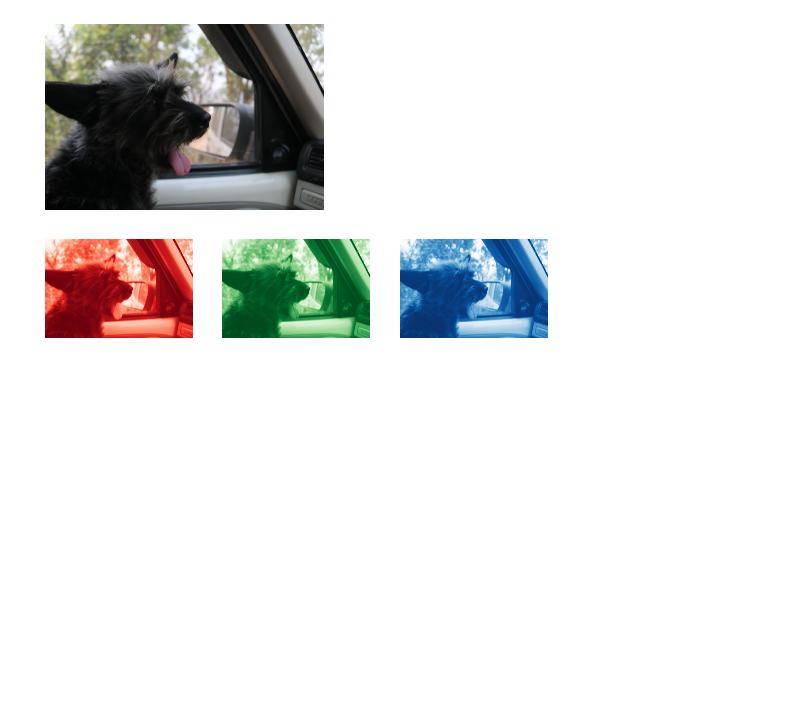
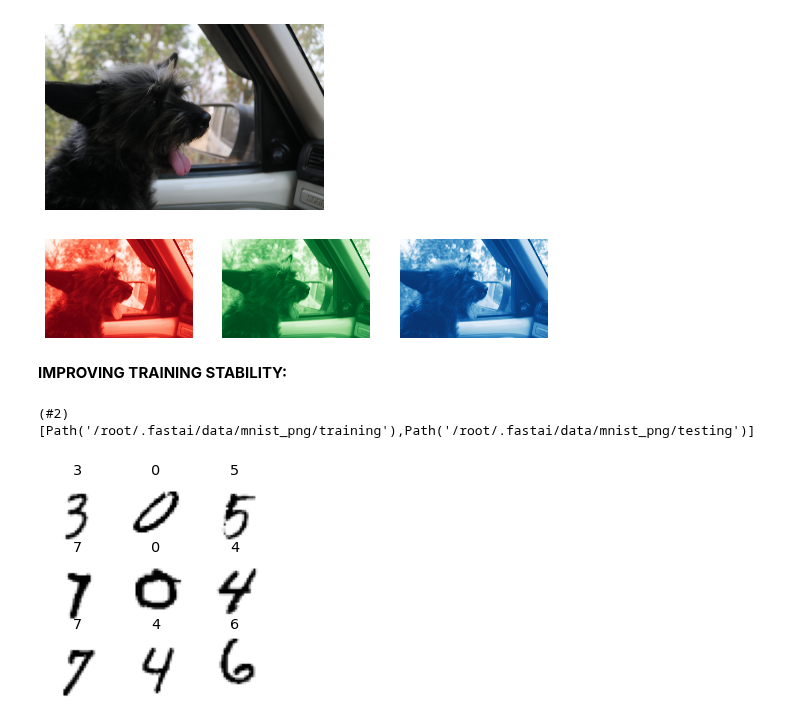
Before and after one commit to ThinamXx/Fastai, a Jupyter notebook: 12. Convolutional Neural Networks/CNN.ipynb, the cells around one changed output. Saved outputs shown, nothing was run; the diff lists cells and outputs as text; code cells hidden in the pictures; blank space fills up the shorter version.

```diff
--- a/12. Convolutional Neural Networks/CNN.ipynb
+++ b/12. Convolutional Neural Networks/CNN.ipynb
@@ -255,3 +259,26 @@ for dog, ax, color in zip(im, axs, ("Reds", "Greens", "Blues")):
     show_image(255-dog, ax=ax, cmap=color)                          # Inspecting Images.
 # %% [output]
 [figure]
+# %% [markdown]
+**IMPROVING TRAINING STABILITY:**
+# %%
+#@ GETTING THE DATASET:
+path = untar_data(URLs.MNIST)                                   # Path to the Dataset.
+path.ls()                                                       # Inspecting the Dataset.
+# %% [output]
+(#2) [Path('/root/.fastai/data/mnist_png/training'),Path('/root/.fastai/data/mnist_png/testing')]
+# %%
+#@ FUNCTION FOR GETTING DATALOADERS:
+def get_dls(bs=64):                                             # Defining Function.
+    return DataBlock(                                           # Initializing DataBlock.
+        blocks=(ImageBlock(cls=PILImageBW), CategoryBlock),     # Initializing Transformation Blocks.
+        get_items=get_image_files,                              # Getting Image Files.
+        splitter=GrandparentSplitter("training", "testing"),    # Splitting the Dataset.
+        get_y=parent_label,                                     # Getting Labels.
+        batch_tfms=Normalize()).dataloaders(path, bs=bs)        # Initializing DataLoaders.
+
+#@ INITIALIZING DATALOADERS:
+dls = get_dls()                                                 # Implementation of Function.
+dls.show_batch(max_n=9, figsize=(4, 4))                         # Inspecting Batch of Data.
+# %% [output]
+[figure, added]
```
Also changed, not shown: parts of 7 cells of this notebook.
